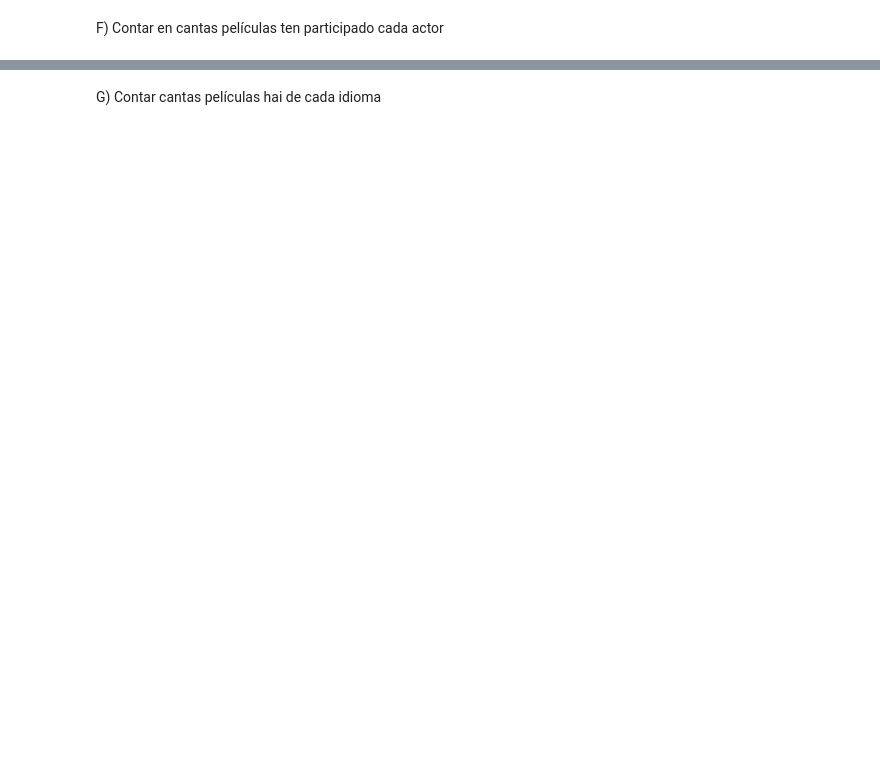
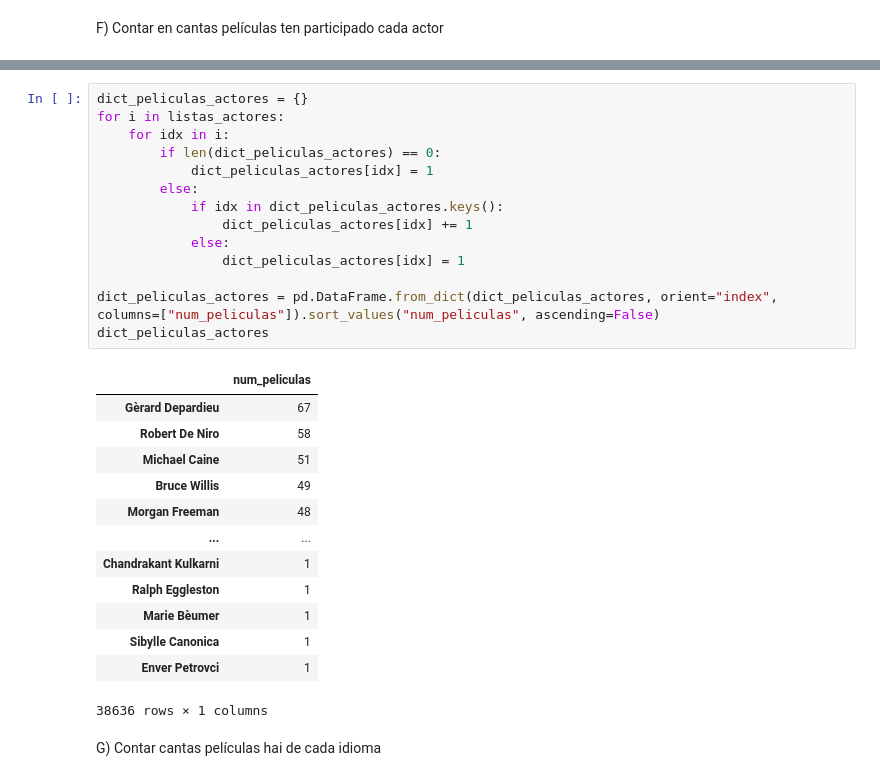
Before and after one commit to DaniMartinezX/SBD, a Jupyter notebook: tarefas/T3.2/T3_2.ipynb, the cells around one changed output, grey strips where cells are left out. Saved outputs shown, nothing was run; the diff lists cells and outputs as text; blank space fills up the shorter version.

```diff
--- a/tarefas/T3.2/T3_2.ipynb
+++ b/tarefas/T3.2/T3_2.ipynb
@@ -220,2 +273,30 @@ F) Contar en cantas películas ten participado cada actor
+# %%
+dict_peliculas_actores = {}
+for i in listas_actores:
+    for idx in i:
+        if len(dict_peliculas_actores) == 0:
+            dict_peliculas_actores[idx] = 1
+        else:
+            if idx in dict_peliculas_actores.keys():
+                dict_peliculas_actores[idx] += 1
+            else:
+                dict_peliculas_actores[idx] = 1
+
+dict_peliculas_actores = pd.DataFrame.from_dict(dict_peliculas_actores, orient="index", columns=["num_peliculas"]).sort_values("num_peliculas", ascending=False)
+dict_peliculas_actores
+# %% [output]
+|  | num_peliculas |
+| Gèrard Depardieu | 67 |
+| Robert De Niro | 58 |
+| Michael Caine | 51 |
+| Bruce Willis | 49 |
+| Morgan Freeman | 48 |
+| ... | ... |
+| Chandrakant Kulkarni | 1 |
+| Ralph Eggleston | 1 |
+| Marie Bèumer | 1 |
+| Sibylle Canonica | 1 |
+| Enver Petrovci | 1 |
+38636 rows × 1 columns
 # %% [markdown]
 G) Contar cantas películas hai de cada idioma
```
Also changed, not shown: parts of 23 cells of this notebook, 1 other file.
